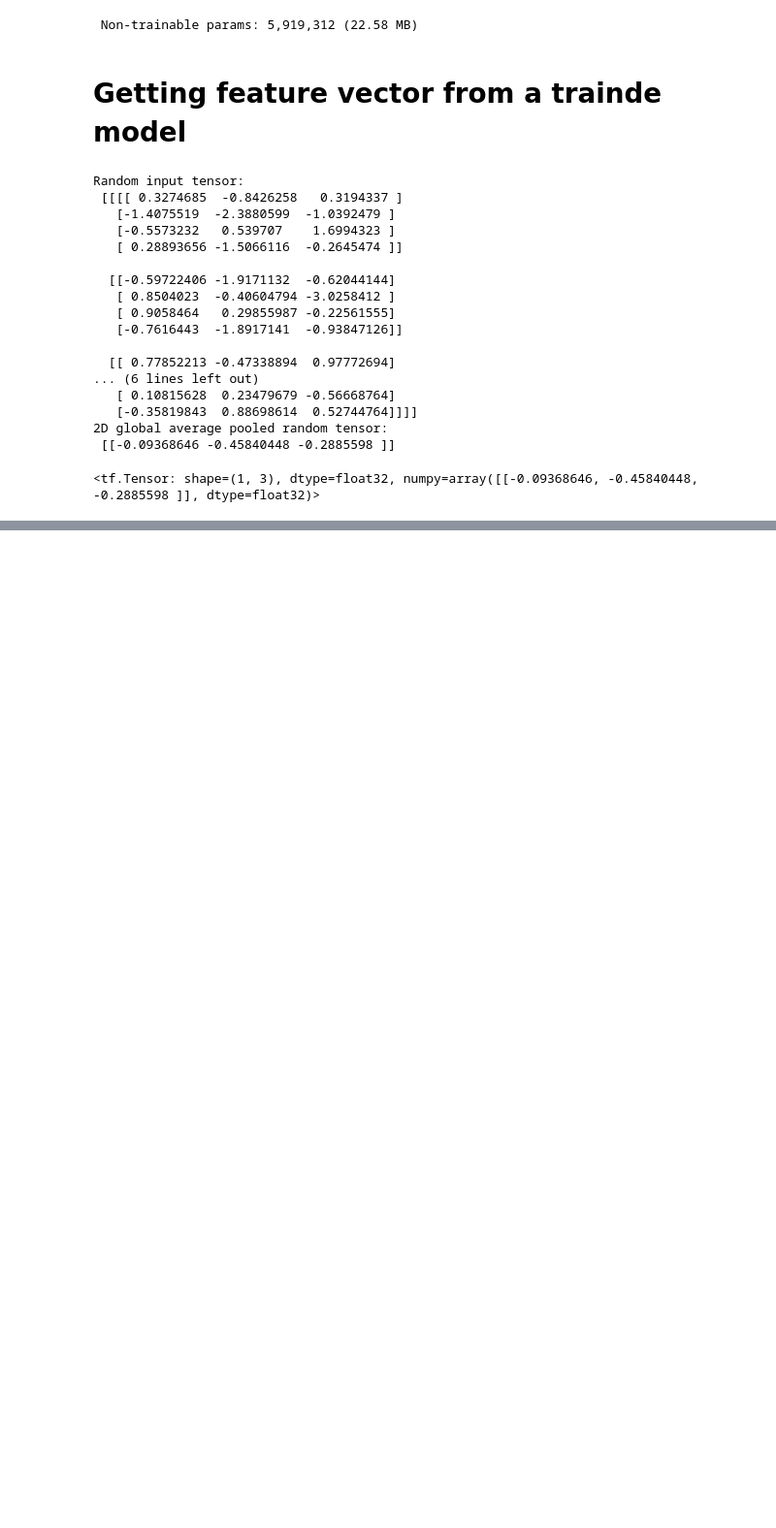
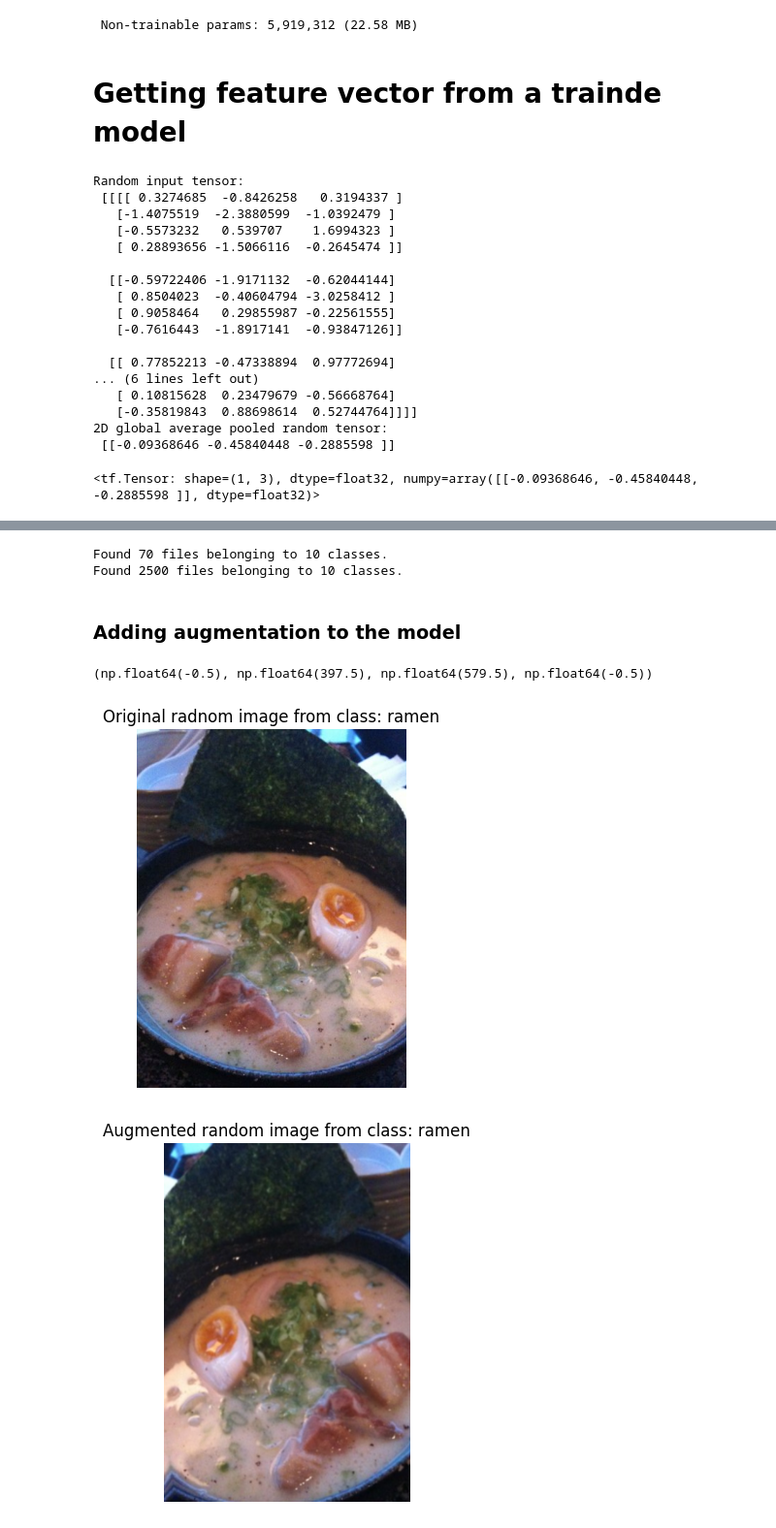
Before and after one commit to Zuhair0000/tensorflow_bootcamp, a Jupyter notebook: 05_transfer_learning_in_tensorflow_part_1_fine_tuning.ipynb, the cells around one changed output, grey strips where cells are left out. Shown at 97% size. Cells and saved outputs as stored; diff of their text form; code cells hidden in the pictures; blank space fills up the shorter version.

```diff
--- a/05_transfer_learning_in_tensorflow_part_1_fine_tuning.ipynb
+++ b/05_transfer_learning_in_tensorflow_part_1_fine_tuning.ipynb
@@ -263,0 +316,53 @@ tf.reduce_mean(input_tensor, axis=[1, 2])
+# %%
+IMG_SIZE = (224, 224)
+
+train_data_1_percent = tf.keras.preprocessing.image_dataset_from_directory(train_dir_1_percent,
+                                                                           label_mode='categorical',
+                                                                           image_size=IMG_SIZE,
+                                                                           batch_size=32)
+
+test_data = tf.keras.preprocessing.image_dataset_from_directory(test_dir,
+                                                                label_mode='categorical',
+                                                                image_size=IMG_SIZE,
+                                                                batch_size=32)
+# %% [output]
+Found 70 files belonging to 10 classes.
+Found 2500 files belonging to 10 classes.
+# %% [markdown]
+### Adding augmentation to the model
+# %%
+import tensorflow as tf
+
+data_augmentation = tf.keras.Sequential([
+    tf.keras.layers.RandomFlip('horizontal'),
+    tf.keras.layers.RandomRotation(0.2),
+    tf.keras.layers.RandomZoom(0.2),
+    tf.keras.layers.RandomHeight(0.2),
+    tf.keras.layers.RandomWidth(0.2),
+], name='data_augmentation')
+# %%
+import matplotlib.pyplot as plt
+import matplotlib.image as mpimg
+import os
+import random
+
+target_class = random.choice(train_data_1_percent.class_names)
+target_dir = "10_food_classes_1_percent/train/" + target_class
+random_image = random.choice(os.listdir(target_dir))
+random_image_path = target_dir + "/" + random_image
+
+img = mpimg.imread(random_image_path)
+plt.imshow(img)
+plt.title(f"Original radnom image from class: {target_class}")
+plt.axis(False)
+
+
+augmented_img = data_augmentation(img, training=True)
+plt.figure()
+plt.imshow(tf.squeeze(augmented_img)/255.)
+plt.title(f"Augmented random image from class: {target_class}")
+plt.axis(False)
+# %% [output]
+(np.float64(-0.5), np.float64(397.5), np.float64(579.5), np.float64(-0.5))
+[figure, added]
+[figure, added]
```
Also changed, not shown: parts of 11 cells of this notebook.
